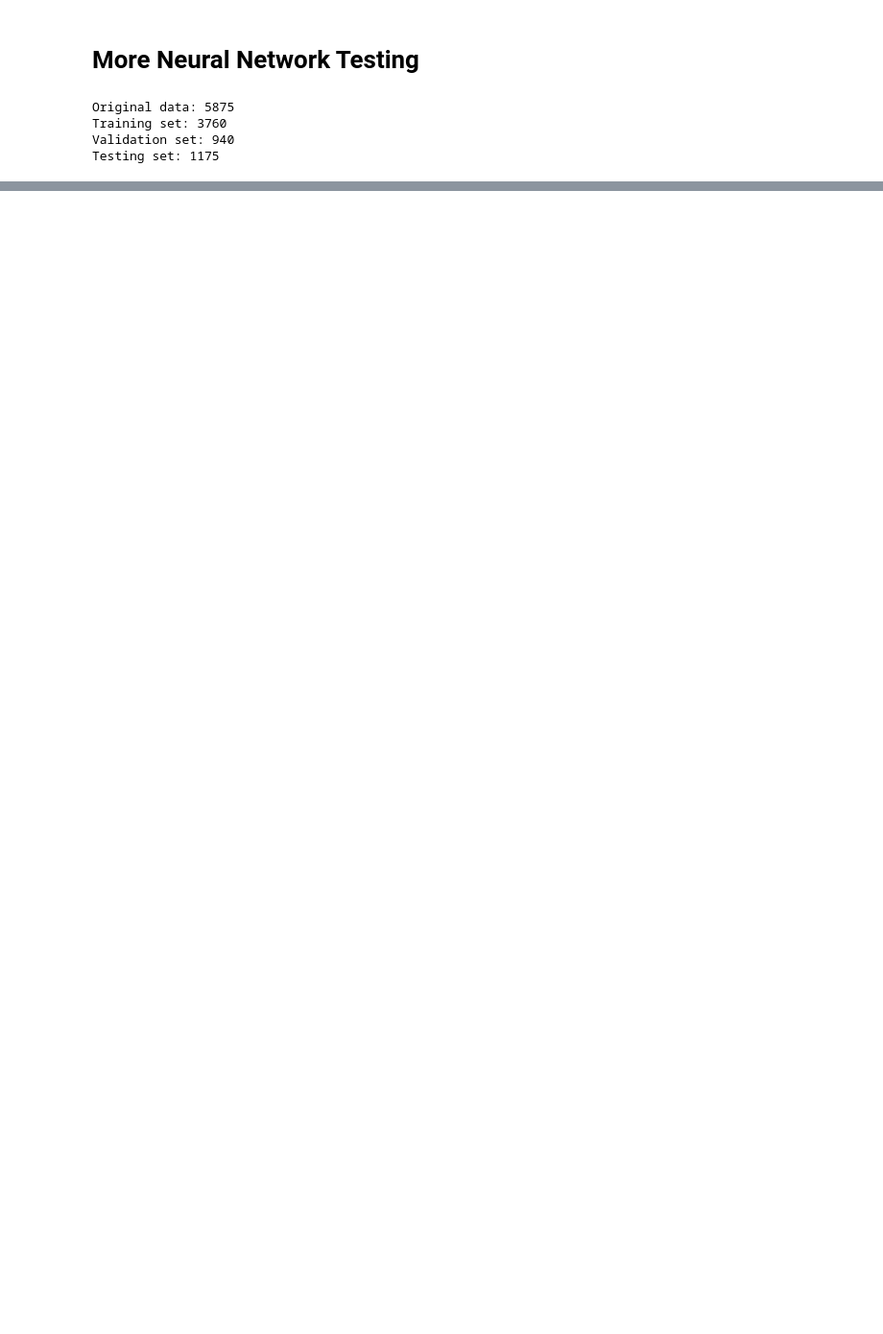
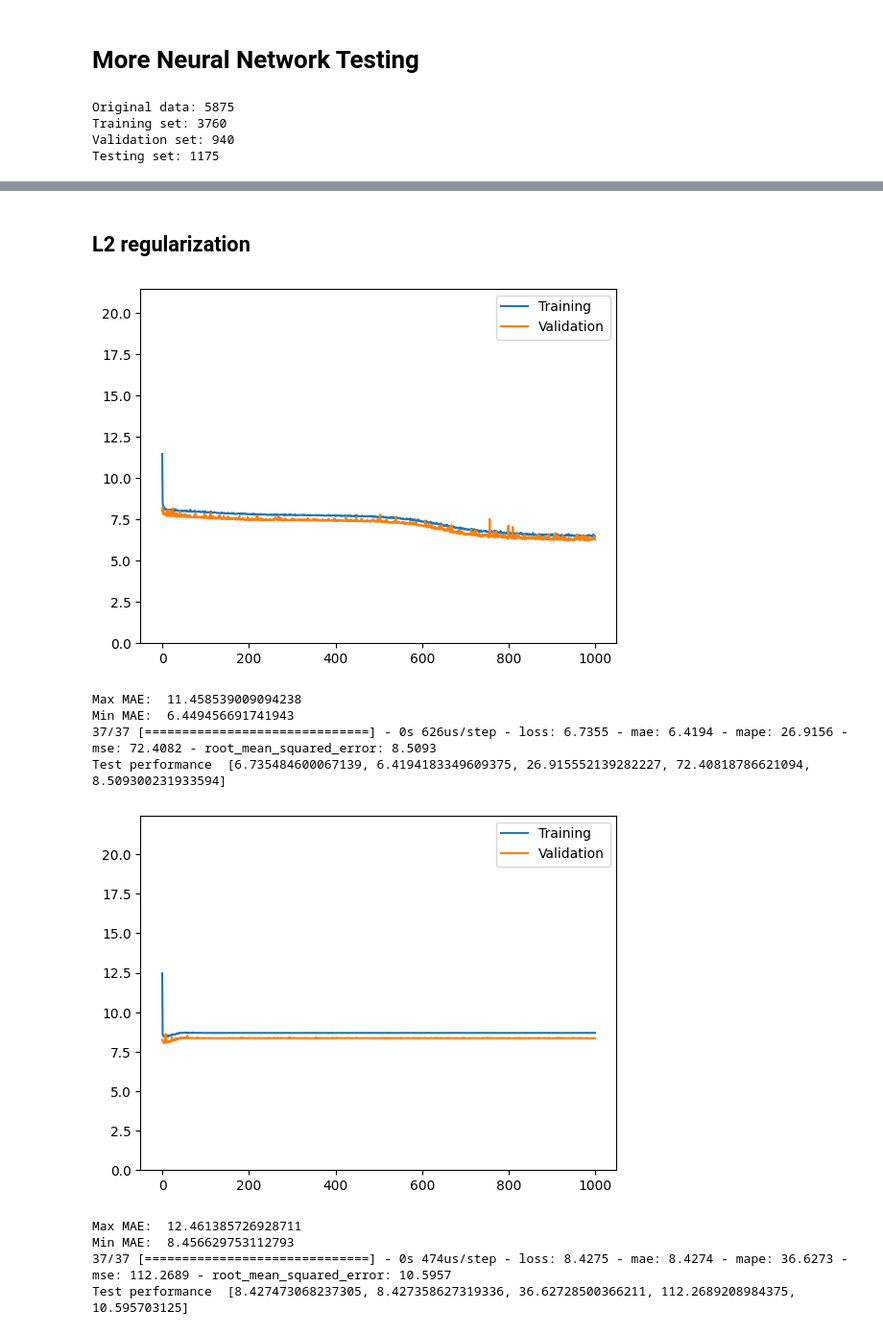
Before and after one commit to alexngUNC/FNN-Regularization, a Jupyter notebook: parkinson3A.ipynb, the cells around one changed output, grey strips where cells are left out. Shown: that part at 96% size. Cells and saved outputs as stored; diff of their text form; code cells hidden in the pictures; blank space fills up the shorter version.

```diff
--- a/parkinson3A.ipynb
+++ b/parkinson3A.ipynb
@@ -133,0 +151,16 @@ Test performance  [7.9642229080200195, 7.842392921447754, 31.83217430114746, 99.
+# %% [markdown]
+## L2 regularization
+# %%
+l2_01, l2_01_history = build_and_plot(neurons=128, layers=4, input_shape=(X_train.shape[1],), regularizer=l2, lam=0.01, activation='elu', dropout=False, e=1000, verbose=0)
+l2_1, l2_1_history = build_and_plot(neurons=128, layers=4, input_shape=(X_train.shape[1],), regularizer=l2, lam=0.1, activation='elu', dropout=False, e=1000, verbose=0)
+# %% [output]
+[figure, added]
+Max MAE:  11.458539009094238
+Min MAE:  6.449456691741943
+37/37 [==============================] - 0s 626us/step - loss: 6.7355 - mae: 6.4194 - mape: 26.9156 - mse: 72.4082 - root_mean_squared_error: 8.5093
+Test performance  [6.735484600067139, 6.4194183349609375, 26.915552139282227, 72.40818786621094, 8.509300231933594]
+[figure, added]
+Max MAE:  12.461385726928711
+Min MAE:  8.456629753112793
+37/37 [==============================] - 0s 474us/step - loss: 8.4275 - mae: 8.4274 - mape: 36.6273 - mse: 112.2689 - root_mean_squared_error: 10.5957
+Test performance  [8.427473068237305, 8.427358627319336, 36.62728500366211, 112.2689208984375, 10.595703125]
```
Also changed, not shown: parts of 19 cells of this notebook, 1 other file.
